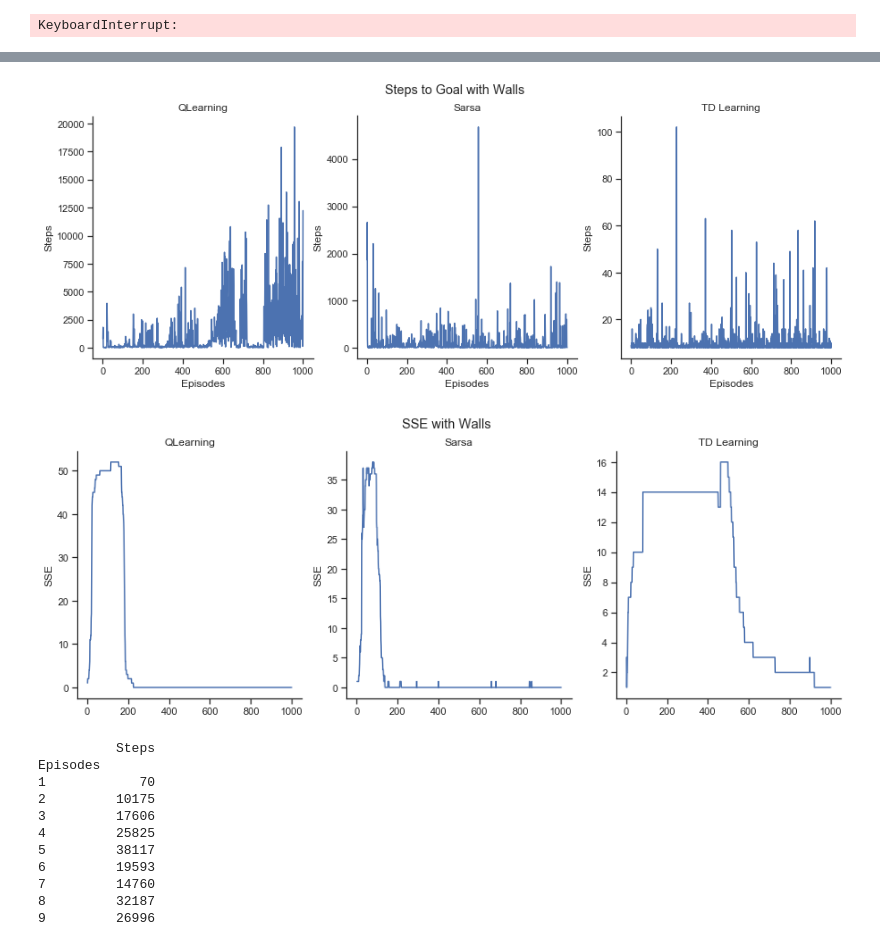
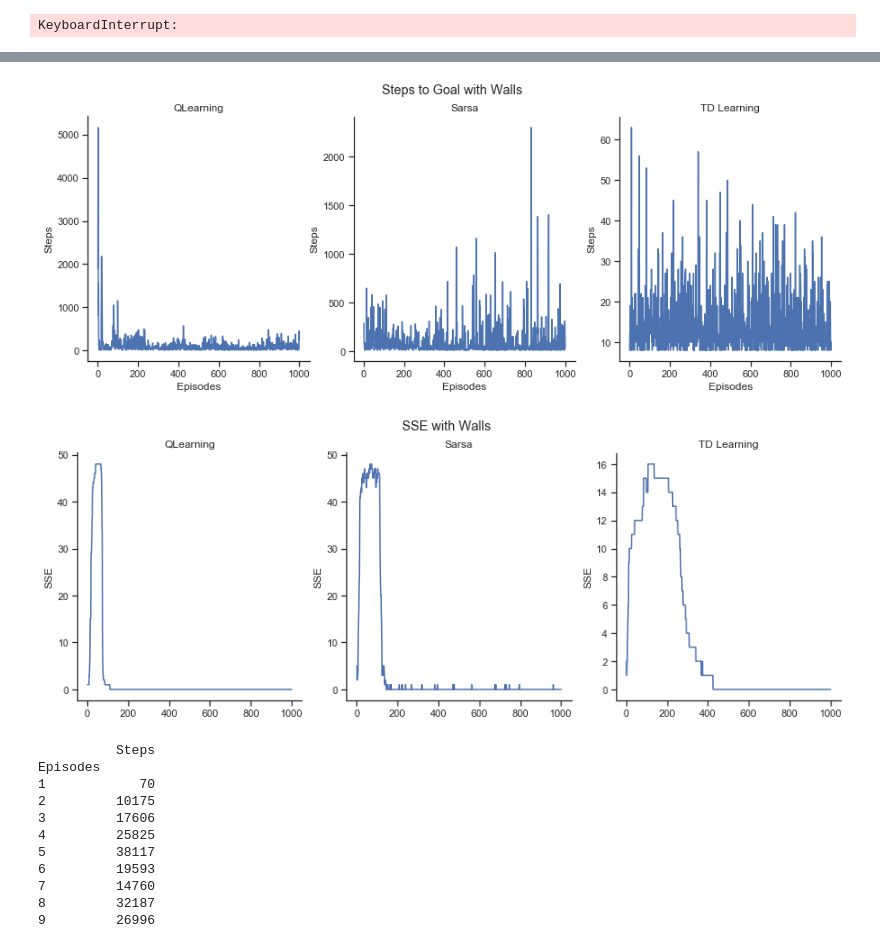
Before and after one commit to FreedomEclipse/GridWorldNN, a Jupyter notebook: gridworldNN.ipynb, the cells around one changed output, grey strips where cells are left out. Saved outputs shown, nothing was run; the diff lists cells and outputs as text; code cells hidden in the pictures.

```diff
--- a/gridworldNN.ipynb
+++ b/gridworldNN.ipynb
@@ -1236,0 +1175,38 @@ print(grid.qtruth)
+# %%
+# SARSA with wall with one opening
+# predefined policy, not optimal
+
+print("qtruth")
+print(grid.qtruth)
+
+runiters = [1000]
+for i in range(0, len(runiters)):
+
+    print(i)
+    nn = NN('mse', 0.9, 'sigmoid', 'sigmoid')
+    m = nn.setupNN(4)
+
+    grid.reset_showboard()
+    player = Player(grid, [0, 0])
+    charts = Charts(runiters[i])
+
+    print(grid.show_board)
+
+    run(False, runiters[i], None, 0.3, False, 'sarsa', m, aTerminals, None)
+
+
+    print(grid.show_board)
+
+    player.detPolicyV()
+
+    print(player.policy)
+    print(player.qtable)
+
+
+sarwsteps = charts.stepsGoal[:]
+sarwsse = charts.sse[:]
+
+plt.figure()
+g1 = sns.lineplot(data=sarwsteps)
+plt.figure()
+g2 = sns.lineplot(data=sarwsse)
@@ -1756,37 +1590,37 @@ plt.show()
 fig, axes = plt.subplots(ncols=3, nrows=1, figsize=(15, 5))
 fig.suptitle('Steps to Goal with Walls')
 ax1, ax2, ax3 = axes.ravel()
 sns.set(style="ticks")
 sns.despine(fig=fig)
 
 ax1.set_title("QLearning")
 ax2.set_title("Sarsa")
 ax3.set_title("TD Learning")
 
-sns.lineplot(x=qlsteps.index, y='Steps', data=qlsteps, ax=ax1)
+sns.lineplot(x=qlwsteps.index, y='Steps', data=qlwsteps, ax=ax1)
 sns.lineplot(x=sarwsteps.index, y='Steps', data=sarwsteps, ax=ax2)
 sns.lineplot(x=tdwsteps.index, y='Steps', data=tdwsteps, ax=ax3)
 
 plt.show()
 
 fig, axes = plt.subplots(ncols=3, nrows=1, figsize=(15, 5))
 fig.suptitle('SSE with Walls')
 ax1, ax2, ax3 = axes.ravel()
 sns.set(style="ticks")
 sns.despine(fig=fig)
 
 ax1.set_title("QLearning")
 ax2.set_title("Sarsa")
 ax3.set_title("TD Learning")
 
-sns.lineplot(x=qlsse.index, y='SSE', data=qlsse, ax=ax1)
+sns.lineplot(x=qlwsse.index, y='SSE', data=qlwsse, ax=ax1)
 sns.lineplot(x=sarwsse.index, y='SSE', data=sarwsse, ax=ax2)
 sns.lineplot(x=tdwsse.index, y='SSE', data=tdwsse, ax=ax3)
 
 plt.show()
 # %% [output]
-[figure, old version]
+[figure, new version]
-[figure, old version]
+[figure, new version]
 # %%
 fig, axes = plt.subplots(ncols=3, nrows=1, figsize=(15, 5))
 fig.suptitle('QLearning Steps to Goal')
```
Also changed, not shown: parts of 17 cells of this notebook.
